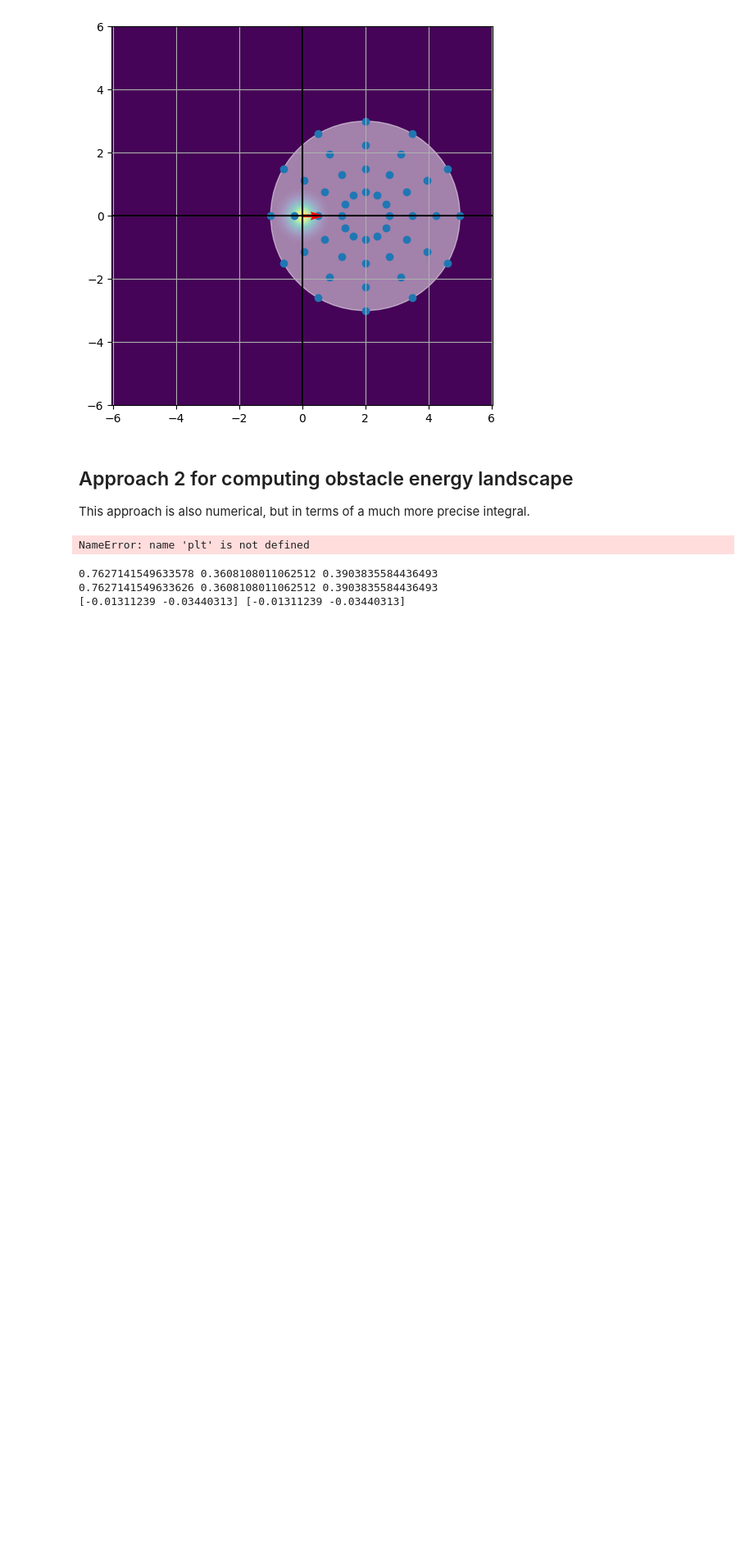
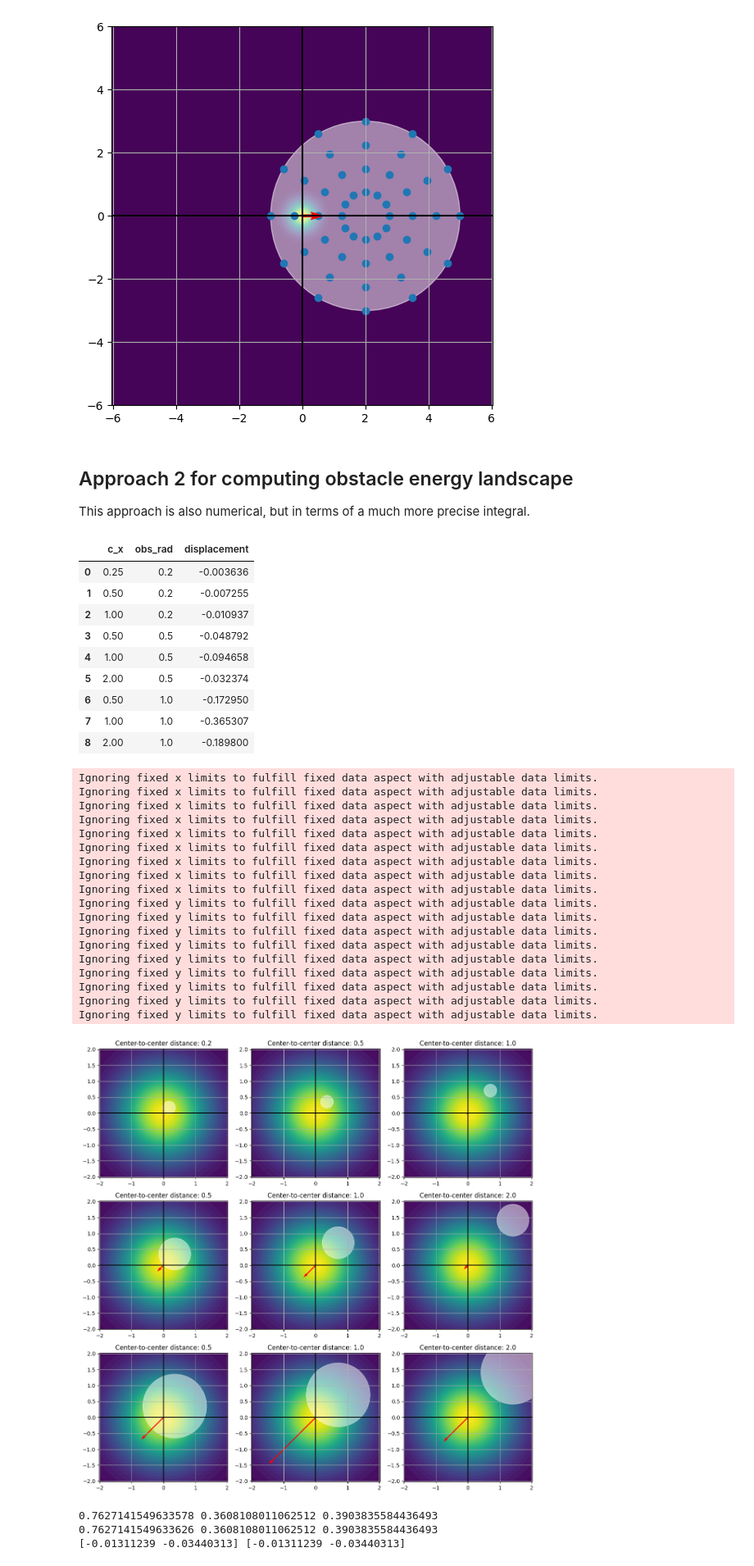
Before and after one commit to myfatemi04/constraint-guidance, a Jupyter notebook: notebooks/kernels.ipynb, the cells around one changed output. Shown at 82% size. Cells and saved outputs as stored; diff of their text form; code cells hidden in the pictures; blank space fills up the shorter version.

Commit message:
create a functional demo script

```diff
--- a/notebooks/kernels.ipynb
+++ b/notebooks/kernels.ipynb
@@ -118,6 +113,8 @@ This approach is also numerical, but in terms of a much more precise integral.
 # %%
 import pandas as pd
 from IPython.display import display
+import matplotlib.pyplot as plt
+from ael.score_function import compute_agent_obstacle_score_unbatched
 
 data = {
     "c_x": [],
@@ -128,19 +125,21 @@ data = {
 plt.figure(figsize=(12, 12))
 
 i = 1
-for obs_rad_B in [0.1, 0.2, 0.5]:
-    for c_x in [0.8, 0.6, 0.4]:
+for obs_rad_B in [0.2, 0.5, 1.0]:
+    for c_x in [0.5, 1.0, 2.0]:
+        if obs_rad_B == 0.2:
+            c_x *= 0.5
         plt.subplot(3, 3, i)
         i += 1
 
-        plt.title(f"Distance to object: {c_x:.1f}")
+        plt.title(f"Center-to-center distance: {c_x:.1f}")
 
         agent_x = 0
         agent_y = 0
         # obs_x = 0
         # obs_y = c_x
-        obs_x = np.sqrt(2)/2 * c_x
-        obs_y = np.sqrt(2)/2 * c_x
+        obs_x = np.sqrt(2) / 2 * c_x
+        obs_y = np.sqrt(2) / 2 * c_x
 
         # if obs_rad != 1 or c_x != 0.5:
         #     continue
@@ -165,41 +164,71 @@ for obs_rad_B in [0.1, 0.2, 0.5]:
         plt.gca().axhline(y=0, color="k")
         plt.grid()
         plt.gca().add_patch(
             patches.Circle((obs_x, obs_y), R, fill=True, color="white", alpha=0.5)
         )
-        plt.gca().add_patch(
-            patches.Circle((agent_x, agent_y), sigma_B, fill=True, color="white", alpha=0.5)
-        )
+        # plt.gca().add_patch(
+        #     patches.Circle(
+        #         (agent_x, agent_y), sigma_B, fill=True, color="gold", alpha=0.5
+        #     )
+        # )
 
         t0 = time.time()
-        displacement_direction = compute_agent_obstacle_score(
+        displacement_direction = compute_agent_obstacle_score_unbatched(
             0, 0, obs_x, obs_y, R, sigma_B, n_integral=200
         )
         t1 = time.time()
 
-        data['c_x'].append(c_x)
-        data['obs_rad'].append(R)
-        data['displacement'].append(displacement_direction[0])
+        data["c_x"].append(c_x)
+        data["obs_rad"].append(R)
+        data["displacement"].append(displacement_direction[0])
 
         plt.quiver(
             0,
             0,
             displacement_direction[0],
             displacement_direction[1],
             color="red",
             scale=1,
         )
         plt.axis("equal")
 
         plt.xlim(-square_size + 3, square_size - 3)
         plt.ylim(-square_size + 3, square_size - 3)
 
 display(pd.DataFrame(data))
 
 plt.tight_layout()
 plt.show()
 # %% [output]
+|  | c_x | obs_rad | displacement |
+| 0 | 0.25 | 0.2 | -0.003636 |
+| 1 | 0.50 | 0.2 | -0.007255 |
+| 2 | 1.00 | 0.2 | -0.010937 |
+| 3 | 0.50 | 0.5 | -0.048792 |
+| 4 | 1.00 | 0.5 | -0.094658 |
+| 5 | 2.00 | 0.5 | -0.032374 |
+| 6 | 0.50 | 1.0 | -0.172950 |
+| 7 | 1.00 | 1.0 | -0.365307 |
+| 8 | 2.00 | 1.0 | -0.189800 |
-NameError: name 'plt' is not defined
+Ignoring fixed x limits to fulfill fixed data aspect with adjustable data limits.
+Ignoring fixed x limits to fulfill fixed data aspect with adjustable data limits.
+Ignoring fixed x limits to fulfill fixed data aspect with adjustable data limits.
+Ignoring fixed x limits to fulfill fixed data aspect with adjustable data limits.
+Ignoring fixed x limits to fulfill fixed data aspect with adjustable data limits.
+Ignoring fixed x limits to fulfill fixed data aspect with adjustable data limits.
+Ignoring fixed x limits to fulfill fixed data aspect with adjustable data limits.
+Ignoring fixed x limits to fulfill fixed data aspect with adjustable data limits.
+Ignoring fixed x limits to fulfill fixed data aspect with adjustable data limits.
+Ignoring fixed y limits to fulfill fixed data aspect with adjustable data limits.
+Ignoring fixed y limits to fulfill fixed data aspect with adjustable data limits.
+Ignoring fixed y limits to fulfill fixed data aspect with adjustable data limits.
+Ignoring fixed y limits to fulfill fixed data aspect with adjustable data limits.
+Ignoring fixed y limits to fulfill fixed data aspect with adjustable data limits.
+Ignoring fixed y limits to fulfill fixed data aspect with adjustable data limits.
+Ignoring fixed y limits to fulfill fixed data aspect with adjustable data limits.
+Ignoring fixed y limits to fulfill fixed data aspect with adjustable data limits.
+Ignoring fixed y limits to fulfill fixed data aspect with adjustable data limits.
+[figure, added]
 # %%
 plt.figure(figsize=(6, 6))
 plt.title(f"Distance to object: {c_x:.1f}")
```
Also changed, not shown: parts of 1 cell of this notebook, 6 other files.
